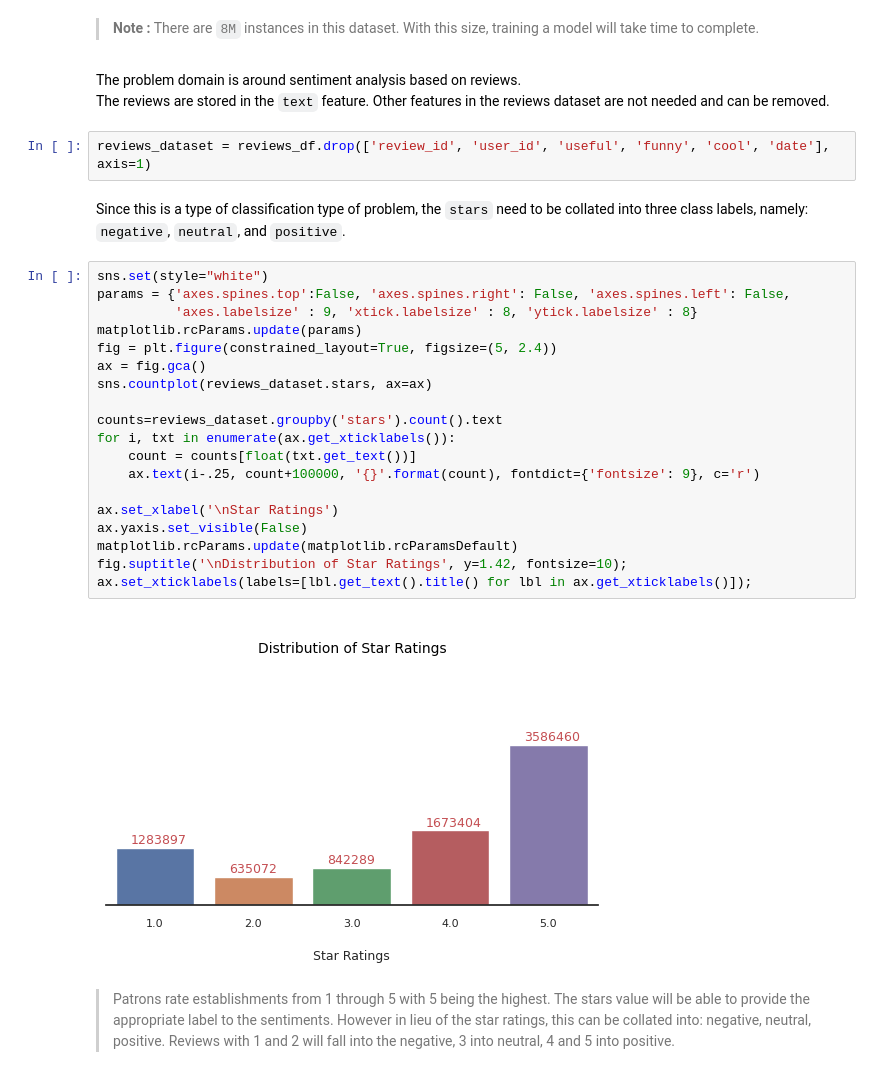
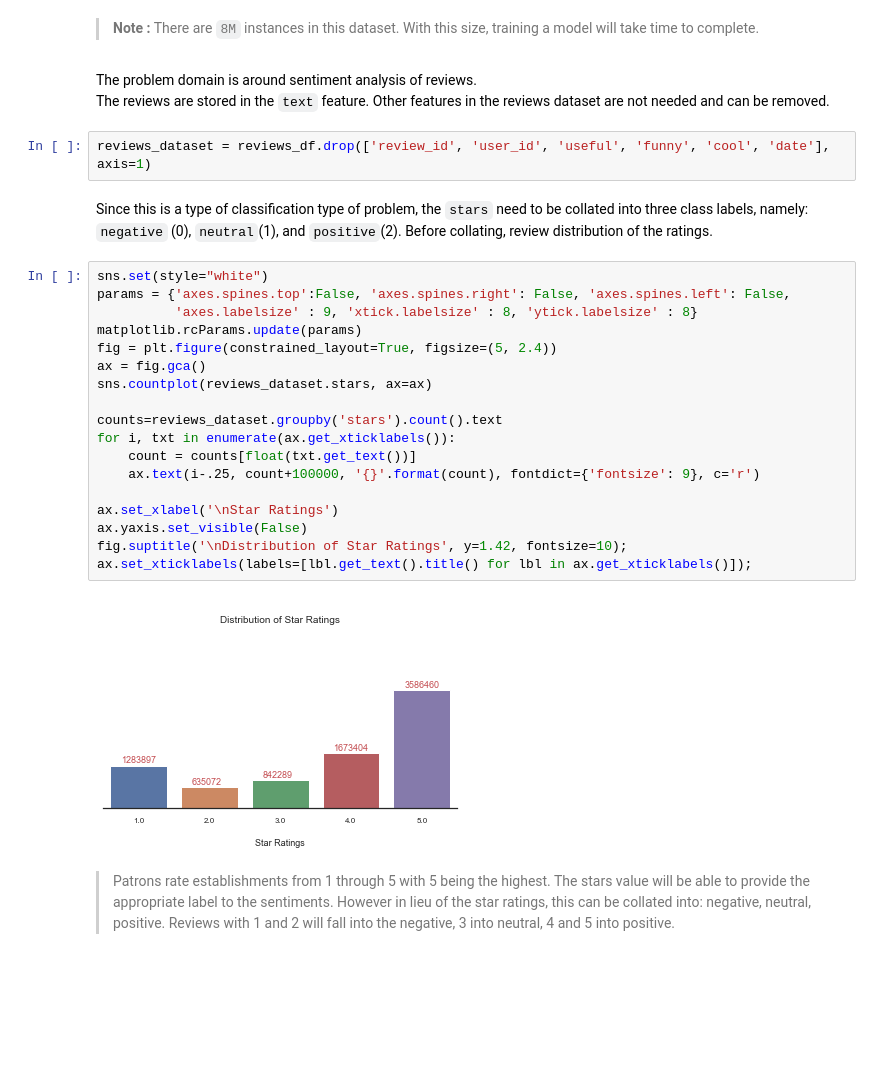
Before and after one commit to praisedev/sentiment-analysis-1, a Jupyter notebook: 1.0 Curate A Dataset.ipynb, the cells around one changed output. Saved outputs shown, nothing was run; the diff lists cells and outputs as text; blank space fills up the shorter version.

```diff
--- a/1.0 Curate A Dataset.ipynb
+++ b/1.0 Curate A Dataset.ipynb
@@ -98,33 +87,32 @@ Number of duplicates : 0
 # %% [markdown]
 > **Note :** There are `8M` instances in this dataset. With this size, training a model will take time to complete.
 # %% [markdown]
-The problem domain is around sentiment analysis based on reviews.
+The problem domain is around sentiment analysis of reviews.
 The reviews are stored in the `text` feature.  Other features in the reviews dataset are not needed and can be removed.
 # %%
 reviews_dataset = reviews_df.drop(['review_id', 'user_id', 'useful', 'funny', 'cool', 'date'], axis=1)
 # %% [markdown]
-Since this is a type of classification type of problem, the `stars` need to be collated into three class labels, namely: `negative`, `neutral`, and `positive`.
+Since this is a type of classification type of problem, the `stars` need to be collated into three class labels, namely: `negative` (0), `neutral`(1), and `positive`(2).  Before collating, review distribution of the ratings.
 # %%
 sns.set(style="white")
 params = {'axes.spines.top':False, 'axes.spines.right': False, 'axes.spines.left': False,
           'axes.labelsize' : 9, 'xtick.labelsize' : 8, 'ytick.labelsize' : 8}
 matplotlib.rcParams.update(params)
 fig = plt.figure(constrained_layout=True, figsize=(5, 2.4))
 ax = fig.gca()
 sns.countplot(reviews_dataset.stars, ax=ax)
 
 counts=reviews_dataset.groupby('stars').count().text
 for i, txt in enumerate(ax.get_xticklabels()):
     count = counts[float(txt.get_text())]
     ax.text(i-.25, count+100000, '{}'.format(count), fontdict={'fontsize': 9}, c='r')
 
 ax.set_xlabel('\nStar Ratings')
 ax.yaxis.set_visible(False)
-matplotlib.rcParams.update(matplotlib.rcParamsDefault)
 fig.suptitle('\nDistribution of Star Ratings', y=1.42, fontsize=10);
 ax.set_xticklabels(labels=[lbl.get_text().title() for lbl in ax.get_xticklabels()]);
 # %% [output]
-[figure, old version]
+[figure, new version]
 # %% [markdown]
 > Patrons rate establishments from 1 through 5 with 5 being the highest. The stars value will be able to provide the appropriate label to the sentiments.
 However in lieu of the star ratings, this can be collated into: negative, neutral, positive. Reviews with 1 and 2 will fall into the negative, 3 into neutral, 4 and 5 into positive.
```
Also changed, not shown: parts of 30 cells of this notebook.
